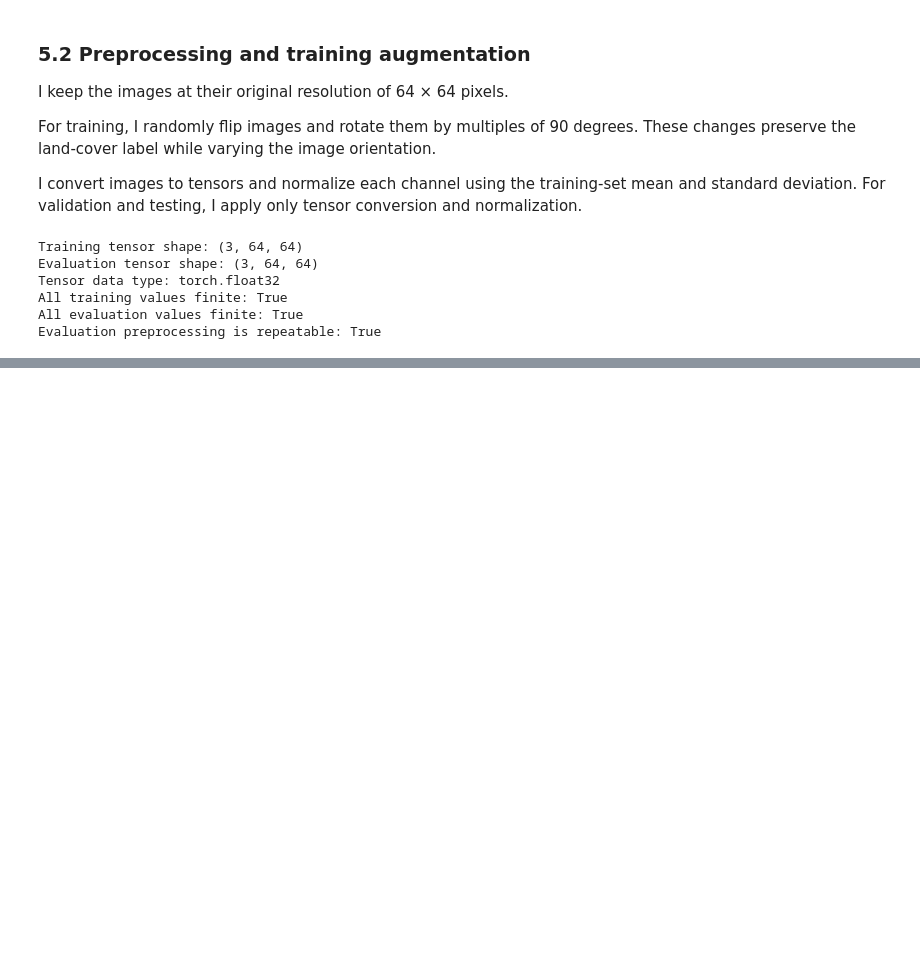
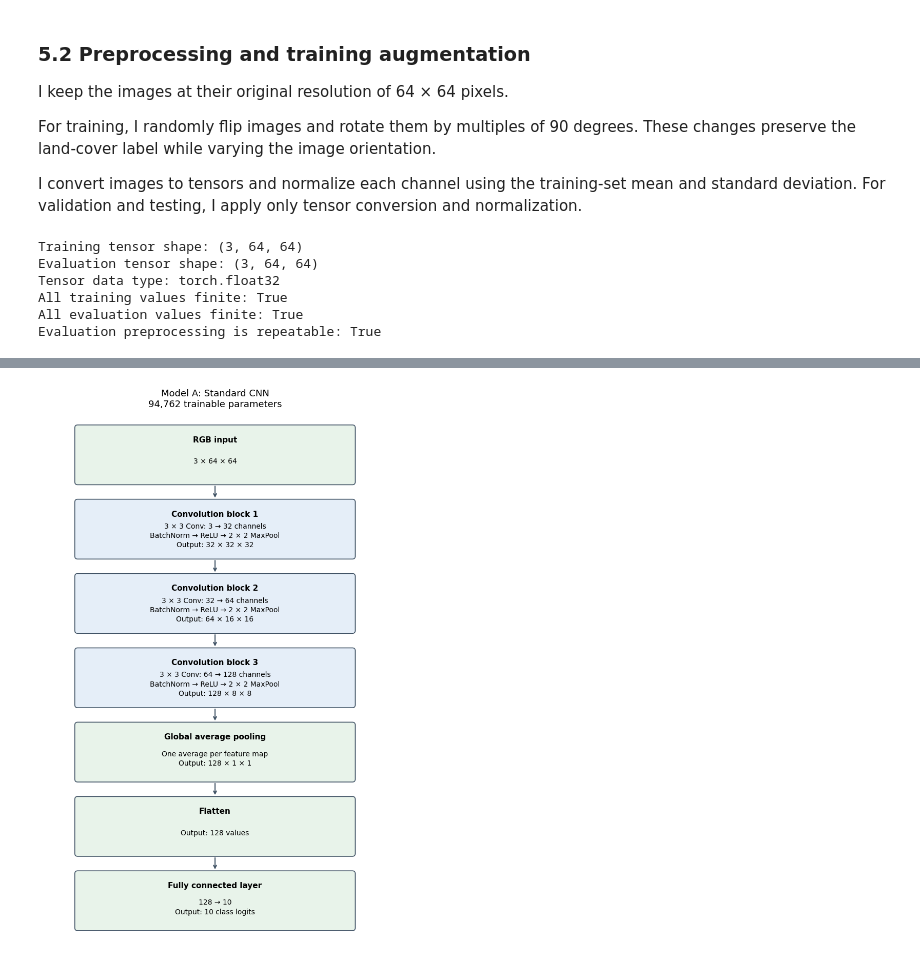
Before and after one commit to Abdul-Rahman-bme/EN3150-Group-Assignment-03-CNN, a Jupyter notebook: test.ipynb, the cells around one changed output, grey strips where cells are left out. Saved outputs shown, nothing was run; the diff lists cells and outputs as text; code cells hidden in the pictures; blank space fills up the shorter version.

```diff
--- a/test.ipynb
+++ b/test.ipynb
@@ -684,0 +937,91 @@ Evaluation preprocessing is repeatable: True
+# %%
+from matplotlib.patches import FancyBboxPatch
+
+# I describe the layers and output shapes of Model A.
+stages = [
+    ("RGB input", "3 × 64 × 64"),
+    (
+        "Convolution block 1",
+        "3 × 3 Conv: 3 → 32 channels\n"
+        "BatchNorm → ReLU → 2 × 2 MaxPool\n"
+        "Output: 32 × 32 × 32",
+    ),
+    (
+        "Convolution block 2",
+        "3 × 3 Conv: 32 → 64 channels\n"
+        "BatchNorm → ReLU → 2 × 2 MaxPool\n"
+        "Output: 64 × 16 × 16",
+    ),
+    (
+        "Convolution block 3",
+        "3 × 3 Conv: 64 → 128 channels\n"
+        "BatchNorm → ReLU → 2 × 2 MaxPool\n"
+        "Output: 128 × 8 × 8",
+    ),
+    (
+        "Global average pooling",
+        "One average per feature map\nOutput: 128 × 1 × 1",
+    ),
+    ("Flatten", "Output: 128 values"),
+    ("Fully connected layer", "128 → 10\nOutput: 10 class logits"),
+]
+
+fig, ax = plt.subplots(figsize=(7, 11))
+ax.set_xlim(0, 10)
+ax.set_ylim(0, len(stages) * 2)
+ax.axis("off")
+
+box_height = 1.45
+centres = []
+
+for index, (title, description) in enumerate(stages):
+    centre_y = len(stages) * 2 - 1 - index * 2
+    centres.append(centre_y)
+
+    colour = "#E5EEF8" if 1 <= index <= 3 else "#E8F3EA"
+
+    box = FancyBboxPatch(
+        (1, centre_y - box_height / 2),
+        8,
+        box_height,
+        boxstyle="round,pad=0.08",
+        facecolor=colour,
+        edgecolor="#425466",
+        linewidth=1.2,
+    )
+    ax.add_patch(box)
+
+    ax.text(
+        5, centre_y + 0.40, title,
+        ha="center", va="center",
+        fontsize=11, fontweight="bold",
+    )
+    ax.text(
+        5, centre_y - 0.18, description,
+        ha="center", va="center",
+        fontsize=10, linespacing=1.4,
+    )
+
+# I connect the blocks in the order used by the forward method.
+for upper, lower in zip(centres[:-1], centres[1:]):
+    ax.annotate(
+        "",
+        xy=(5, lower + box_height / 2 + 0.08),
+        xytext=(5, upper - box_height / 2 - 0.08),
+        arrowprops=dict(
+            arrowstyle="->",
+            color="#425466",
+            linewidth=1.5,
+        ),
+    )
+
+ax.set_title(
+    "Model A: Standard CNN\n94,762 trainable parameters",
+    fontsize=13,
+    pad=15,
+)
+
+plt.tight_layout()
+plt.show()
+# %% [output]
+[figure, added]
```
Also changed, not shown: parts of 7 cells of this notebook.
